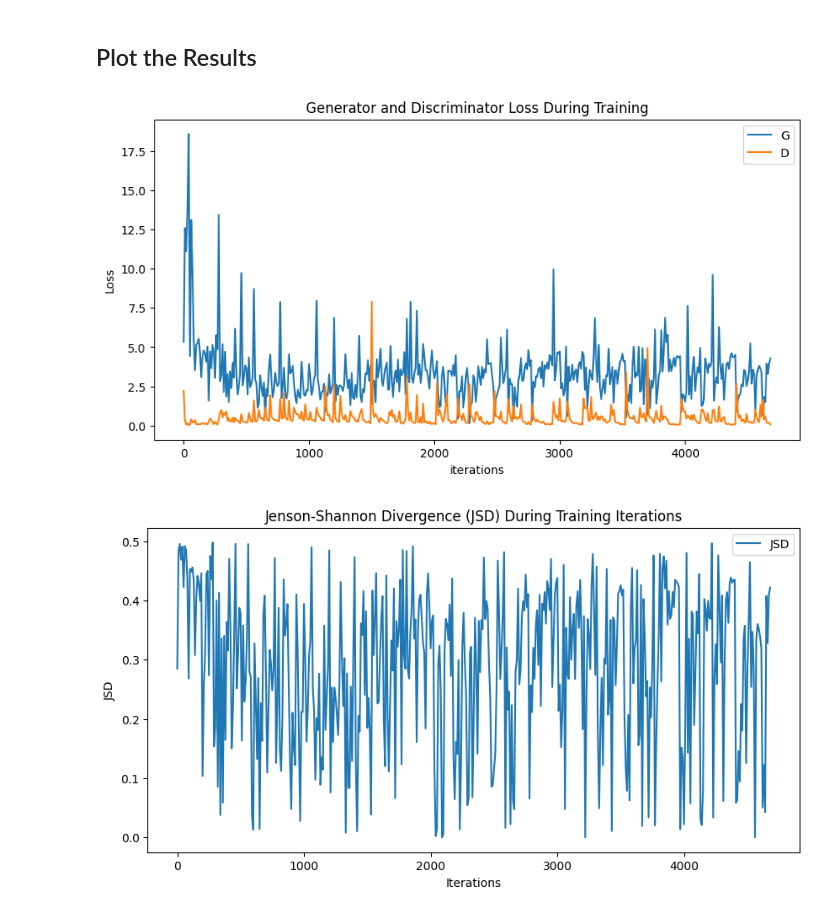
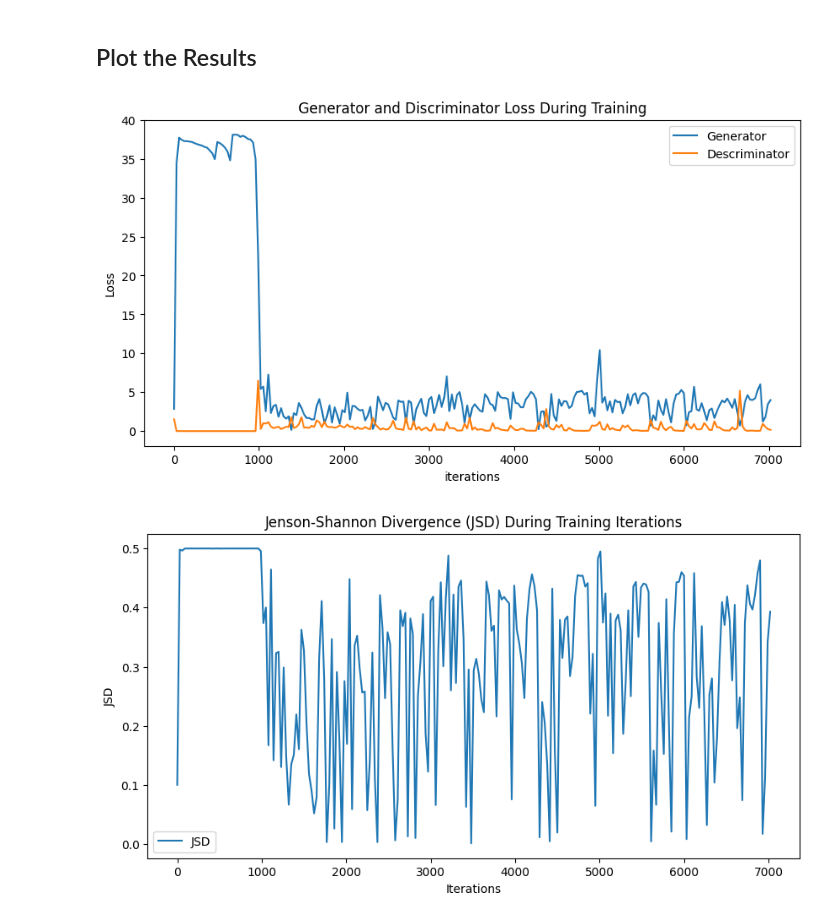
Before and after one commit to nathanbowness/CSI5340Assignments, a Jupyter notebook: Assignment4/gan_mnist_a4.ipynb, the cells around one changed output. Saved outputs shown, nothing was run; the diff lists cells and outputs as text; code cells hidden in the pictures.

```diff
--- a/Assignment4/gan_mnist_a4.ipynb
+++ b/Assignment4/gan_mnist_a4.ipynb
@@ -28,10 +28,10 @@ fake_label = 0
 
 # Hyper parameters
 image_channels = 1
-z_dim = 100
+z_dim = 256 # latent vector size
 hidden_dim_size = 64
 lr = 2e-4
-num_epochs = 10
+num_epochs = 15  # number epochs to train for
 # %%
 # LOAD MNIST Data
 # Mnist transform to preprocess the data
@@ -266,27 +243,27 @@ Starting Training Loop...
 # %% [markdown]
 ## Plot the Results
 # %%
-plot_every = 10
+plot_every = 30
 
 plt.figure(figsize=(10,5))
 plt.title("Generator and Discriminator Loss During Training")
-plt.plot(range(0, len(G_losses), plot_every), G_losses[::plot_every],label="G")
-plt.plot(range(0, len(D_losses), plot_every), D_losses[::plot_every],label="D")
+plt.plot(range(0, len(G_losses), plot_every), G_losses[::plot_every],label="Generator")
+plt.plot(range(0, len(D_losses), plot_every), D_losses[::plot_every],label="Descriminator")
 plt.xlabel("iterations")
 plt.ylabel("Loss")
 plt.legend()
 plt.show()
 
 plt.figure(figsize=(10,5))
 plt.title("Jenson-Shannon Divergence (JSD) During Training Iterations")
 plt.plot(range(0, len(jsd_list), plot_every), jsd_list[::plot_every],label="JSD")
 plt.xlabel("Iterations")
 plt.ylabel("JSD")
 plt.legend()
 plt.show()
 # %% [output]
-[figure, old version]
+[figure, new version]
-[figure, old version]
+[figure, new version]
 # %%
 # Grab a batch of real images from the dataloader
 real_batch = next(iter(trainloader_mnist))
```
Also changed, not shown: parts of 3 cells of this notebook, 7 other files.
